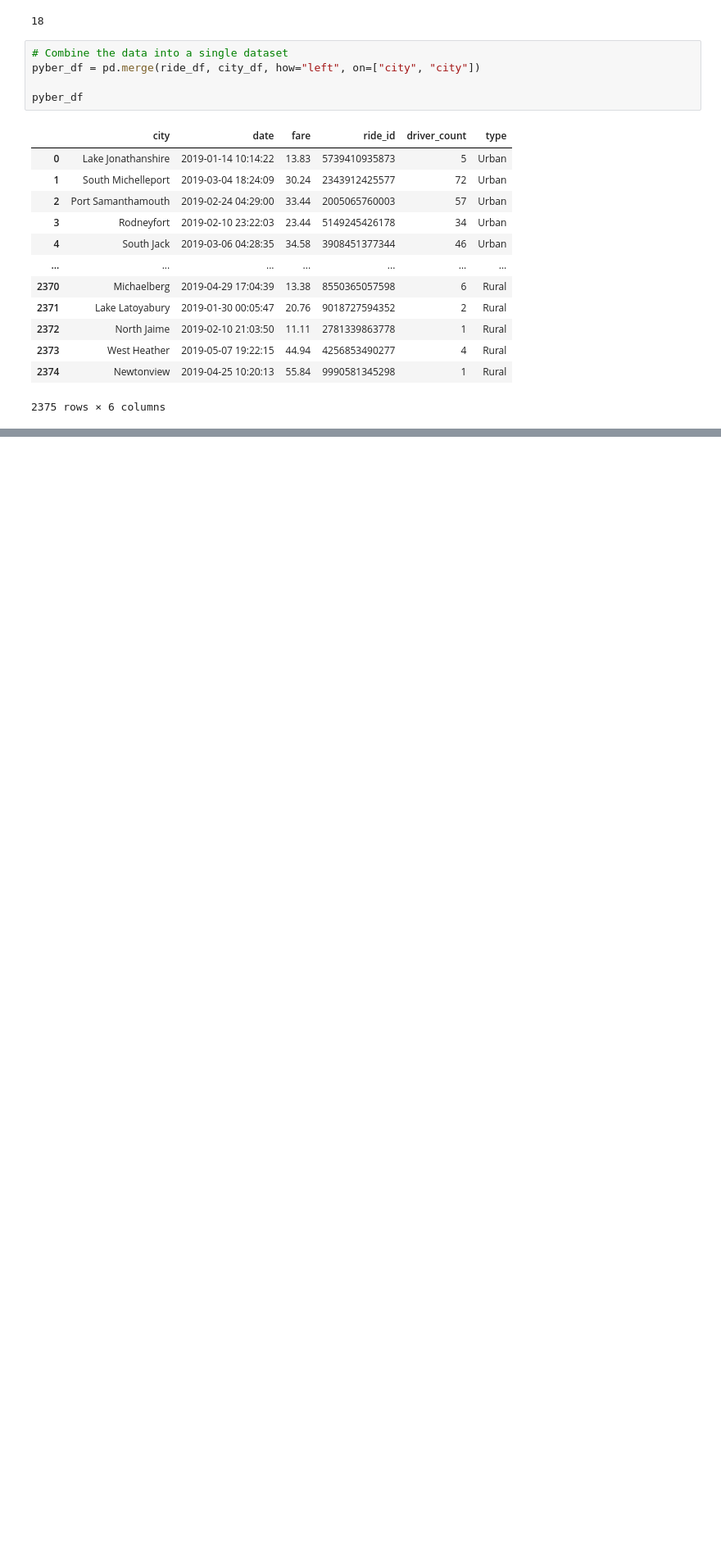
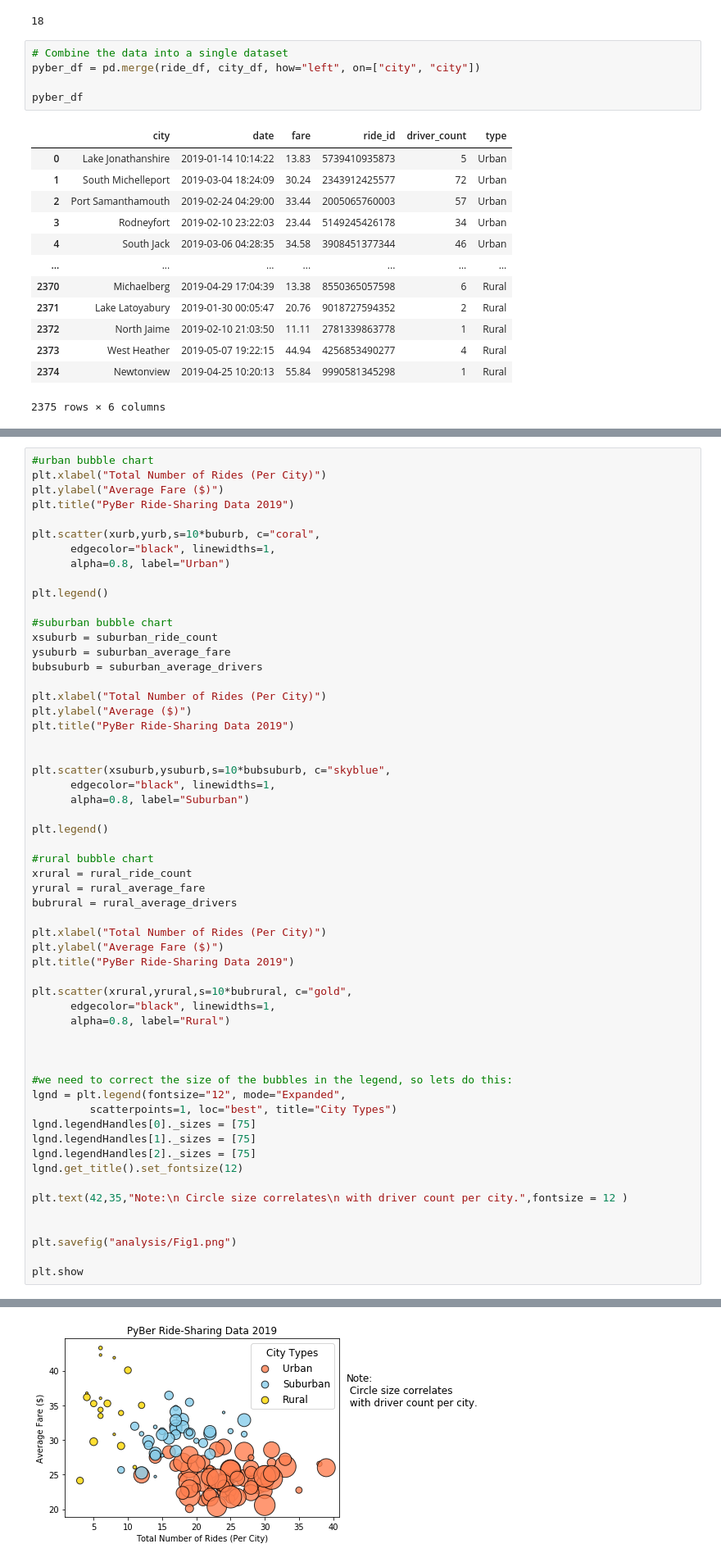
Before and after one commit to willmino/Pyber_Analysis, a Jupyter notebook: Pyber.ipynb, the cells around one changed output, grey strips where cells are left out. Shown at 82% size. Drawn from its saved outputs; the diff is of its cells as text; blank space fills up the shorter version.

```diff
--- a/Pyber.ipynb
+++ b/Pyber.ipynb
@@ -97,0 +436,58 @@ pyber_df
+# %%
+#urban bubble chart
+plt.xlabel("Total Number of Rides (Per City)")
+plt.ylabel("Average Fare ($)")
+plt.title("PyBer Ride-Sharing Data 2019")
+
+plt.scatter(xurb,yurb,s=10*buburb, c="coral",
+      edgecolor="black", linewidths=1,
+      alpha=0.8, label="Urban")
+
+plt.legend()
+
+#suburban bubble chart
+xsuburb = suburban_ride_count
+ysuburb = suburban_average_fare
+bubsuburb = suburban_average_drivers
+
+plt.xlabel("Total Number of Rides (Per City)")
+plt.ylabel("Average ($)")
+plt.title("PyBer Ride-Sharing Data 2019")
+
+
+plt.scatter(xsuburb,ysuburb,s=10*bubsuburb, c="skyblue",
+      edgecolor="black", linewidths=1,
+      alpha=0.8, label="Suburban")
+
+plt.legend()
+
+#rural bubble chart
+xrural = rural_ride_count
+yrural = rural_average_fare
+bubrural = rural_average_drivers
+
+plt.xlabel("Total Number of Rides (Per City)")
+plt.ylabel("Average Fare ($)")
+plt.title("PyBer Ride-Sharing Data 2019")
+
+plt.scatter(xrural,yrural,s=10*bubrural, c="gold",
+      edgecolor="black", linewidths=1,
+      alpha=0.8, label="Rural")
+
+
+
+#we need to correct the size of the bubbles in the legend, so lets do this:
+lgnd = plt.legend(fontsize="12", mode="Expanded",
+         scatterpoints=1, loc="best", title="City Types")
+lgnd.legendHandles[0]._sizes = [75]
+lgnd.legendHandles[1]._sizes = [75]
+lgnd.legendHandles[2]._sizes = [75]
+lgnd.get_title().set_fontsize(12)
+
+plt.text(42,35,"Note:\n Circle size correlates\n with driver count per city.",fontsize = 12 )
+
+
+plt.savefig("analysis/Fig1.png")
+
+plt.show
+# %% [output]
@@ -97,0 +495 @@ pyber_df
+[figure, added]
```
Also changed, not shown: parts of 20 cells of this notebook, 1 other file.
